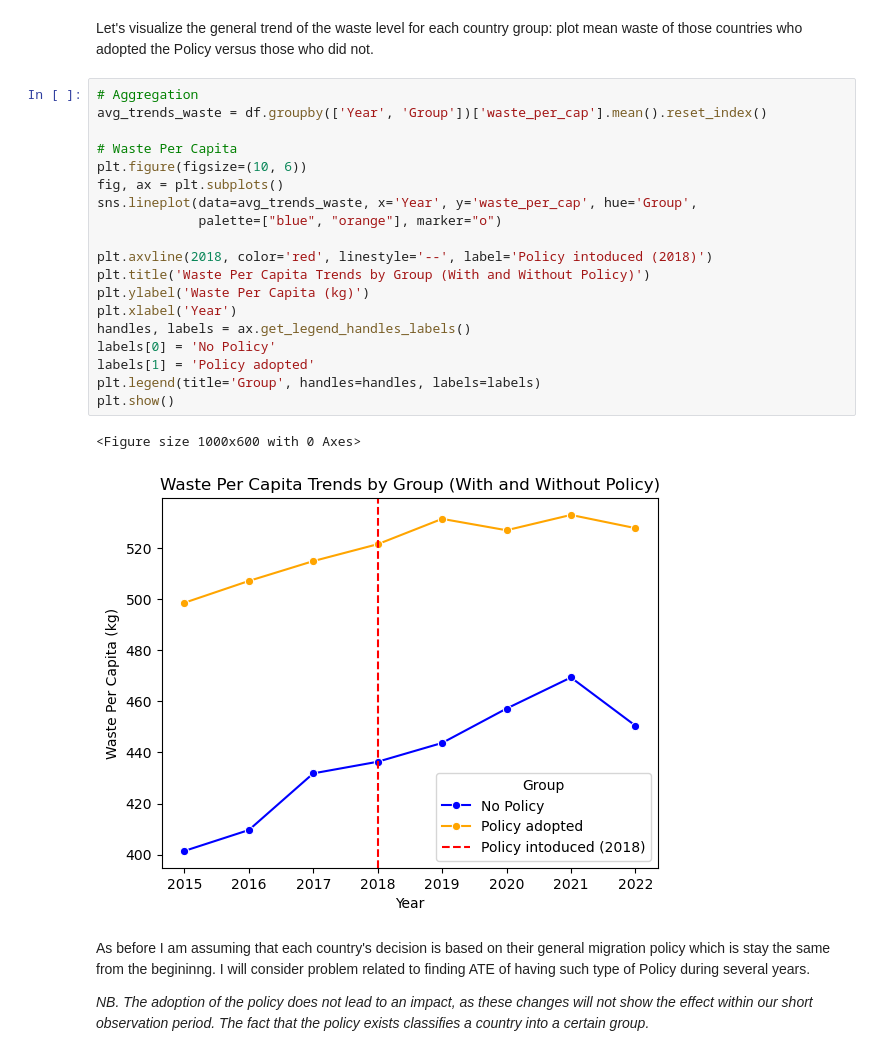
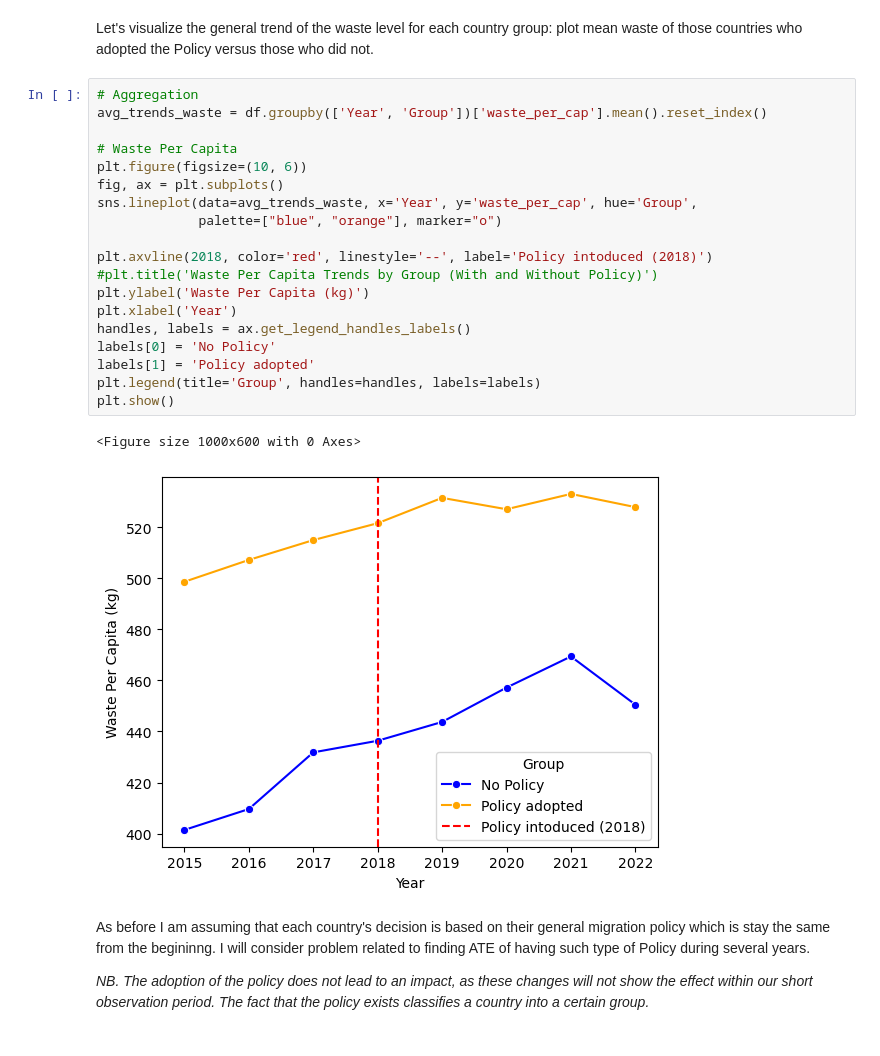
Before and after one commit to anntis/master_thesis, a Jupyter notebook: main_code.ipynb, the cells around one changed output. Cells and saved outputs as stored; diff of their text form.

Commit message:
Removed headings from graphs.

```diff
--- a/main_code.ipynb
+++ b/main_code.ipynb
@@ -417,25 +417,25 @@ Let's visualize the general trend of the waste level for each country group: plo
 # %%
 # Аggregation
 avg_trends_waste = df.groupby(['Year', 'Group'])['waste_per_cap'].mean().reset_index()
 
 # Waste Per Capita
 plt.figure(figsize=(10, 6))
 fig, ax = plt.subplots()
 sns.lineplot(data=avg_trends_waste, x='Year', y='waste_per_cap', hue='Group',
              palette=["blue", "orange"], marker="o")
 
 plt.axvline(2018, color='red', linestyle='--', label='Policy intoduced (2018)')
-plt.title('Waste Per Capita Trends by Group (With and Without Policy)')
+#plt.title('Waste Per Capita Trends by Group (With and Without Policy)')
 plt.ylabel('Waste Per Capita (kg)')
 plt.xlabel('Year')
 handles, labels = ax.get_legend_handles_labels()
 labels[0] = 'No Policy'
 labels[1] = 'Policy adopted'
 plt.legend(title='Group', handles=handles, labels=labels)
 plt.show()
 # %% [output]
 <Figure size 1000x600 with 0 Axes>
-[figure, old version]
+[figure, new version]
 # %% [markdown]
 As before I am assuming that each country's decision is based on their general migration policy which is stay the same from the begininng.
 I will consider problem related to finding ATE of having such type of Policy during several years.
```
Also changed, not shown: parts of 9 cells of this notebook, 2 other files.
